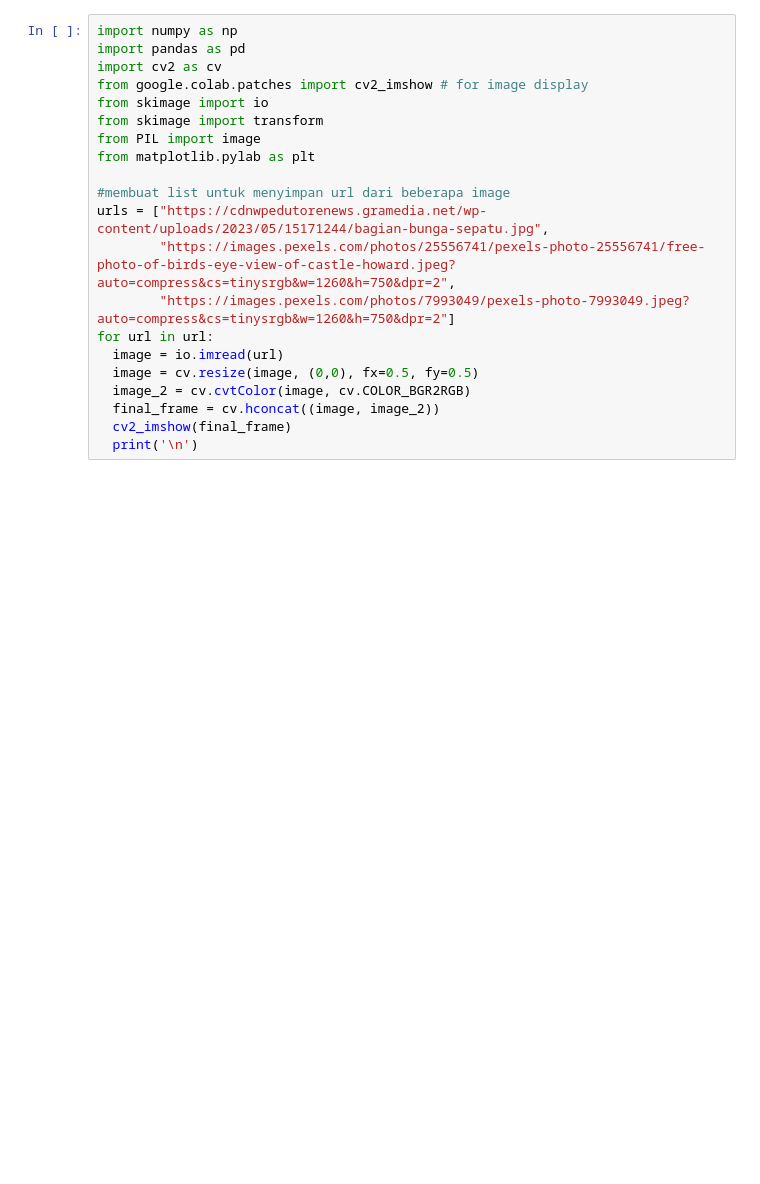
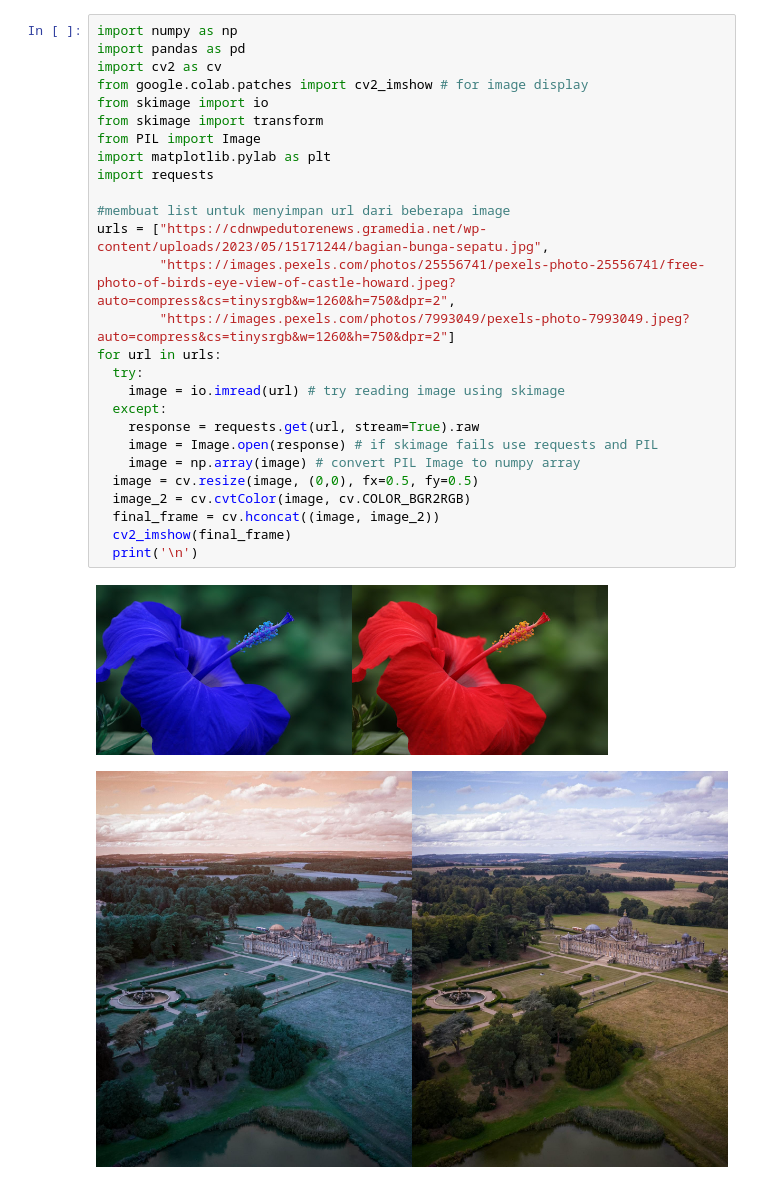
Before and after one commit to mohamadFikry/PCVK, a Jupyter notebook: week1.ipynb, the cells around one changed output. Saved outputs shown, nothing was run; the diff lists cells and outputs as text; blank space fills up the shorter version.

```diff
--- a/week1.ipynb
+++ b/week1.ipynb
@@ -3,21 +3,30 @@
 # %%
 import numpy as np
 import pandas as pd
 import cv2 as cv
 from google.colab.patches import cv2_imshow # for image display
 from skimage import io
 from skimage import transform
-from PIL import image
-from matplotlib.pylab as plt
+from PIL import Image
+import matplotlib.pylab as plt
+import requests
 
 #membuat list untuk menyimpan url dari beberapa image
 urls = ["https://cdnwpedutorenews.gramedia.net/wp-content/uploads/2023/05/15171244/bagian-bunga-sepatu.jpg",
         "https://images.pexels.com/photos/25556741/pexels-photo-25556741/free-photo-of-birds-eye-view-of-castle-howard.jpeg?auto=compress&cs=tinysrgb&w=1260&h=750&dpr=2",
         "https://images.pexels.com/photos/7993049/pexels-photo-7993049.jpeg?auto=compress&cs=tinysrgb&w=1260&h=750&dpr=2"]
-for url in url:
-  image = io.imread(url)
+for url in urls:
+  try:
+    image = io.imread(url) # try reading image using skimage
+  except:
+    response = requests.get(url, stream=True).raw
+    image = Image.open(response) # if skimage fails use requests and PIL
+    image = np.array(image) # convert PIL Image to numpy array
   image = cv.resize(image, (0,0), fx=0.5, fy=0.5)
   image_2 = cv.cvtColor(image, cv.COLOR_BGR2RGB)
   final_frame = cv.hconcat((image, image_2))
   cv2_imshow(final_frame)
   print('\n')
+# %% [output]
+[figure, added]
+[figure, added]
```
Also changed, not shown: parts of 1 cell of this notebook.
